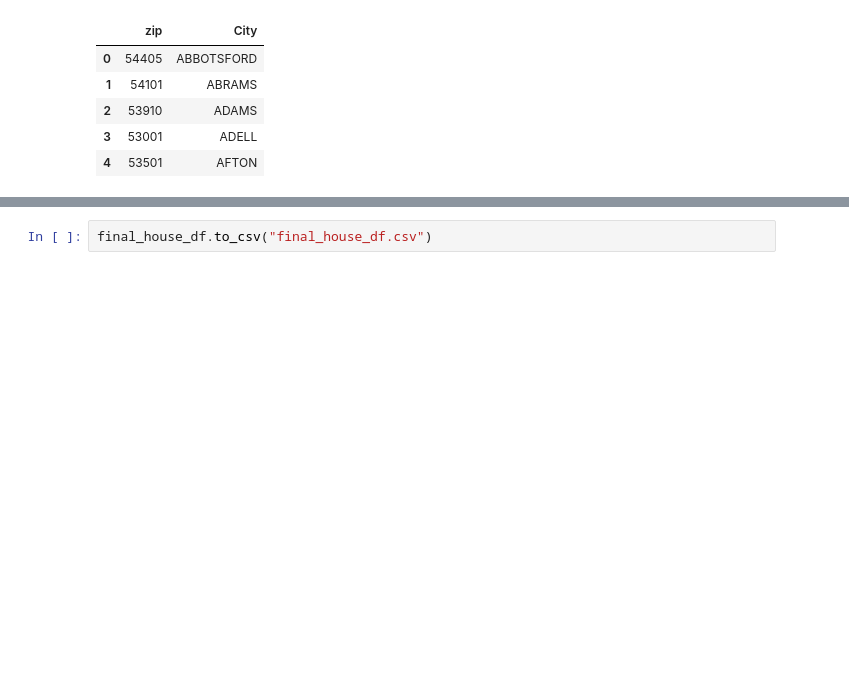
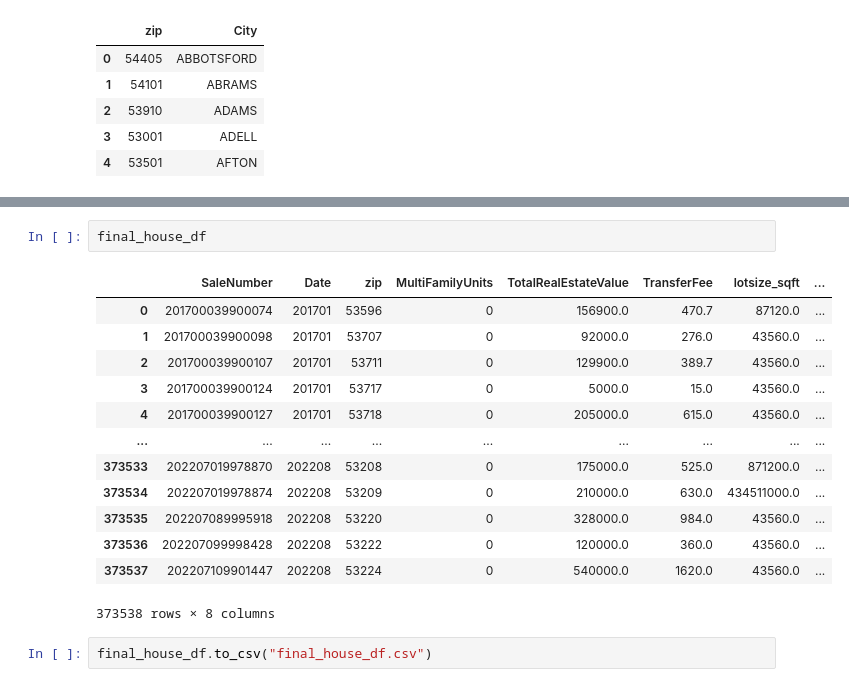
Before and after one commit to alisongh/SIADS-696-Milestone-II, a Jupyter notebook: house_price.ipynb, the cells around one changed output, grey strips where cells are left out. Saved outputs shown, nothing was run; the diff lists cells and outputs as text; blank space fills up the shorter version.

```diff
--- a/house_price.ipynb
+++ b/house_price.ipynb
@@ -157,2 +215,18 @@ final_house_df.head()
+# %%
+final_house_df
+# %% [output]
+|  | SaleNumber | Date | zip | MultiFamilyUnits | TotalRealEstateValue | TransferFee | lotsize_sqft | ... |
+| 0 | 201700039900074 | 201701 | 53596 | 0 | 156900.0 | 470.7 | 87120.0 | ... |
+| 1 | 201700039900098 | 201701 | 53707 | 0 | 92000.0 | 276.0 | 43560.0 | ... |
+| 2 | 201700039900107 | 201701 | 53711 | 0 | 129900.0 | 389.7 | 43560.0 | ... |
+| 3 | 201700039900124 | 201701 | 53717 | 0 | 5000.0 | 15.0 | 43560.0 | ... |
+| 4 | 201700039900127 | 201701 | 53718 | 0 | 205000.0 | 615.0 | 43560.0 | ... |
+| ... | ... | ... | ... | ... | ... | ... | ... | ... |
+| 373533 | 202207019978870 | 202208 | 53208 | 0 | 175000.0 | 525.0 | 871200.0 | ... |
+| 373534 | 202207019978874 | 202208 | 53209 | 0 | 210000.0 | 630.0 | 434511000.0 | ... |
+| 373535 | 202207089995918 | 202208 | 53220 | 0 | 328000.0 | 984.0 | 43560.0 | ... |
+| 373536 | 202207099998428 | 202208 | 53222 | 0 | 120000.0 | 360.0 | 43560.0 | ... |
+| 373537 | 202207109901447 | 202208 | 53224 | 0 | 540000.0 | 1620.0 | 43560.0 | ... |
+373538 rows × 8 columns
 # %%
 final_house_df.to_csv("final_house_df.csv")
```
Also changed, not shown: parts of 14 cells of this notebook, 1 other file.
